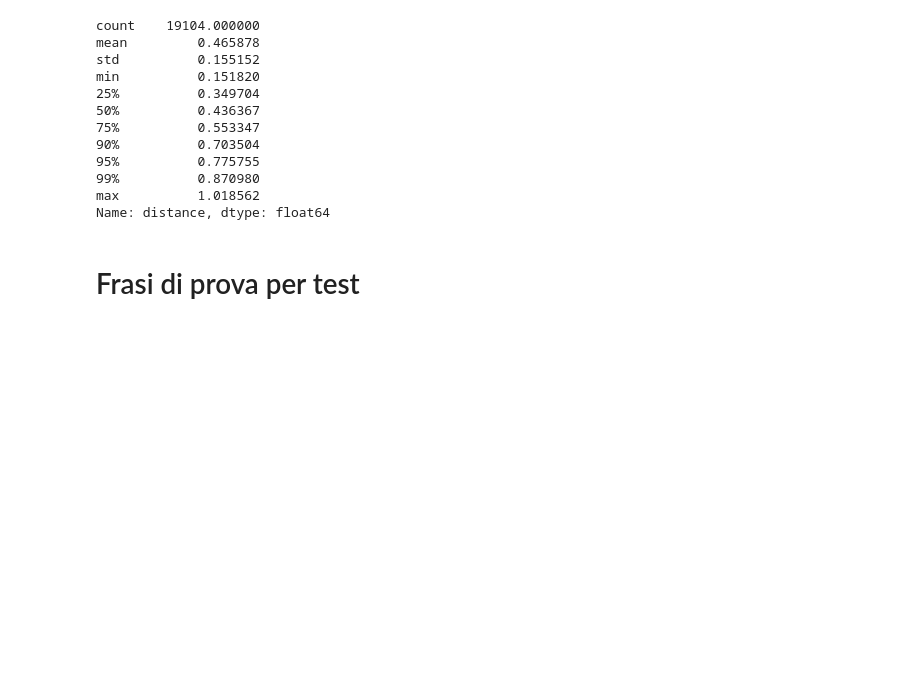
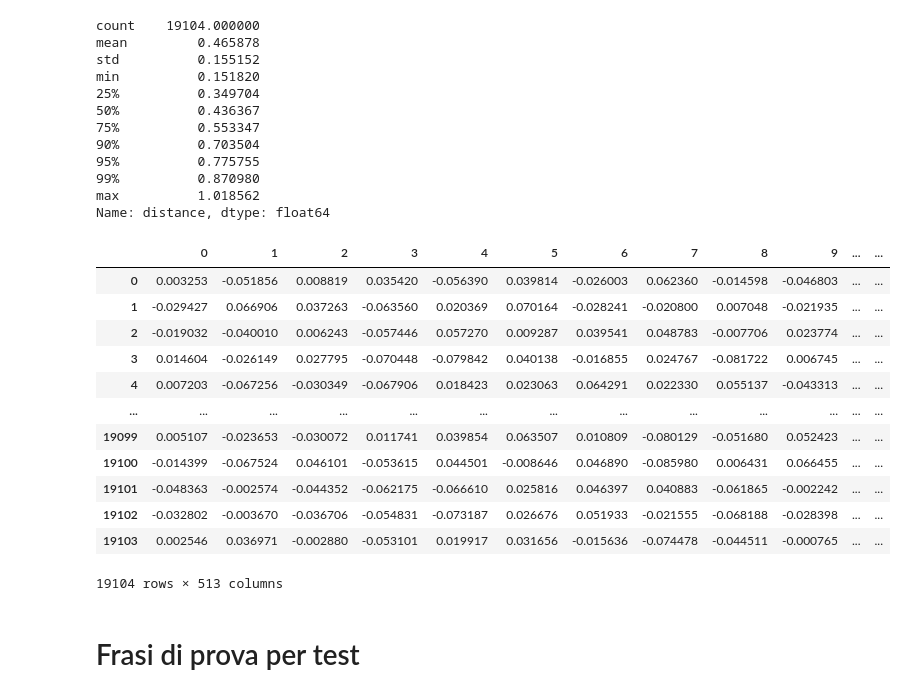
Before and after one commit to bovaristEliza/AE-GuANto, a Jupyter notebook: USE.ipynb, the cells around one changed output. Cells and saved outputs as stored; diff of their text form; code cells hidden in the pictures; blank space fills up the shorter version.

```diff
--- a/USE.ipynb
+++ b/USE.ipynb
@@ -182,6 +219,22 @@ min          0.151820
 99%          0.870980
 max          1.018562
 Name: distance, dtype: float64
+# %%
+X_train
+# %% [output]
+|  | 0 | 1 | 2 | 3 | 4 | 5 | 6 | 7 | 8 | 9 | ... | ... |
+| 0 | 0.003253 | -0.051856 | 0.008819 | 0.035420 | -0.056390 | 0.039814 | -0.026003 | 0.062360 | -0.014598 | -0.046803 | ... | ... |
+| 1 | -0.029427 | 0.066906 | 0.037263 | -0.063560 | 0.020369 | 0.070164 | -0.028241 | -0.020800 | 0.007048 | -0.021935 | ... | ... |
+| 2 | -0.019032 | -0.040010 | 0.006243 | -0.057446 | 0.057270 | 0.009287 | 0.039541 | 0.048783 | -0.007706 | 0.023774 | ... | ... |
+| 3 | 0.014604 | -0.026149 | 0.027795 | -0.070448 | -0.079842 | 0.040138 | -0.016855 | 0.024767 | -0.081722 | 0.006745 | ... | ... |
+| 4 | 0.007203 | -0.067256 | -0.030349 | -0.067906 | 0.018423 | 0.023063 | 0.064291 | 0.022330 | 0.055137 | -0.043313 | ... | ... |
+| ... | ... | ... | ... | ... | ... | ... | ... | ... | ... | ... | ... | ... |
+| 19099 | 0.005107 | -0.023653 | -0.030072 | 0.011741 | 0.039854 | 0.063507 | 0.010809 | -0.080129 | -0.051680 | 0.052423 | ... | ... |
+| 19100 | -0.014399 | -0.067524 | 0.046101 | -0.053615 | 0.044501 | -0.008646 | 0.046890 | -0.085980 | 0.006431 | 0.066455 | ... | ... |
+| 19101 | -0.048363 | -0.002574 | -0.044352 | -0.062175 | -0.066610 | 0.025816 | 0.046397 | 0.040883 | -0.061865 | -0.002242 | ... | ... |
+| 19102 | -0.032802 | -0.003670 | -0.036706 | -0.054831 | -0.073187 | 0.026676 | 0.051933 | -0.021555 | -0.068188 | -0.028398 | ... | ... |
+| 19103 | 0.002546 | 0.036971 | -0.002880 | -0.053101 | 0.019917 | 0.031656 | -0.015636 | -0.074478 | -0.044511 | -0.000765 | ... | ... |
+19104 rows × 513 columns
 # %% [markdown]
 # Frasi di prova per test
 # %%
```
Also changed, not shown: parts of 12 cells of this notebook.
